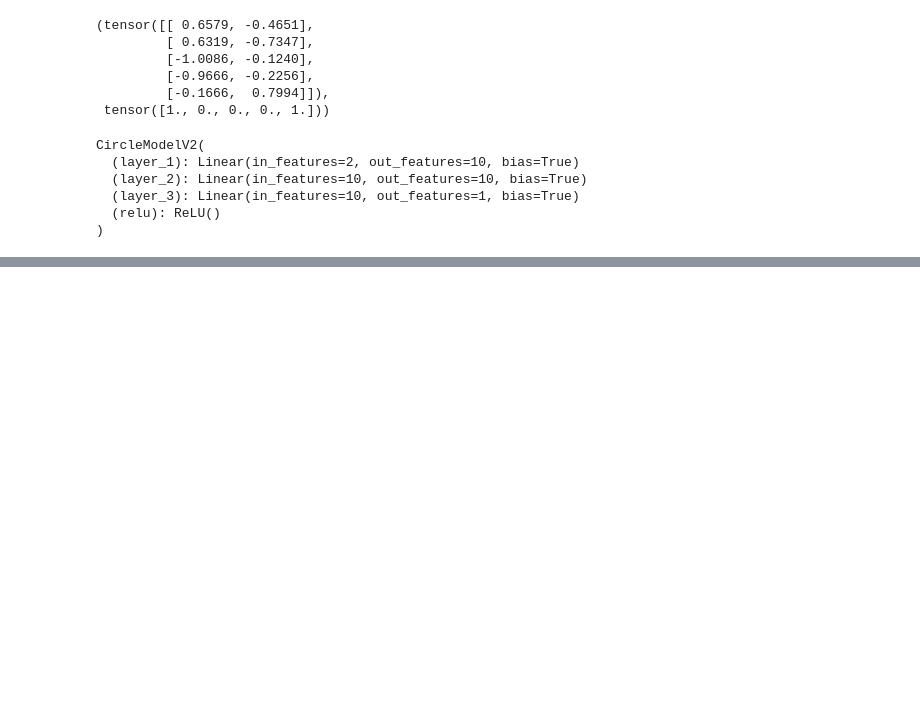
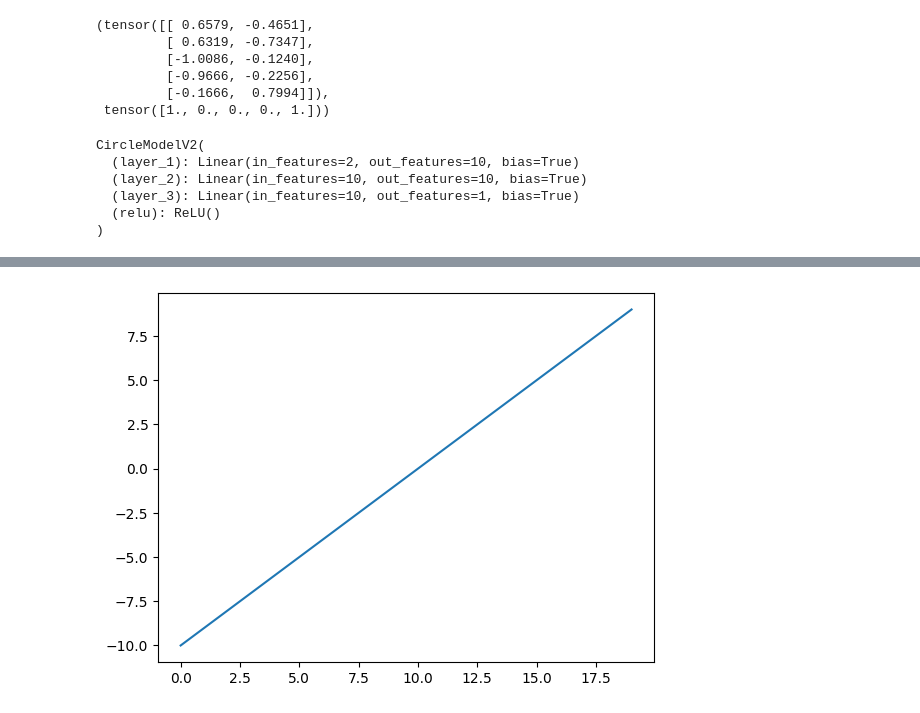
Before and after one commit to branchwag/pytorchin, a Jupyter notebook: 02_NN_classification_with_pytorch.ipynb, the cells around one changed output, grey strips where cells are left out. Drawn from its saved outputs; the diff is of its cells as text; code cells hidden in the pictures; blank space fills up the shorter version.

```diff
--- a/02_NN_classification_with_pytorch.ipynb
+++ b/02_NN_classification_with_pytorch.ipynb
@@ -748,0 +762,4 @@ plot_decision_boundary(model_3, X_test, y_test)
+# %%
+plt.plot(A);
+# %% [output]
+[figure, added]
```
Also changed, not shown: parts of 29 cells of this notebook.
